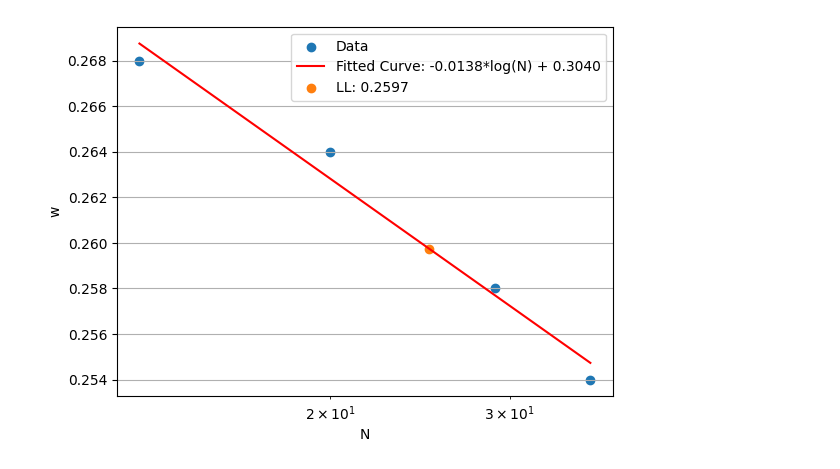
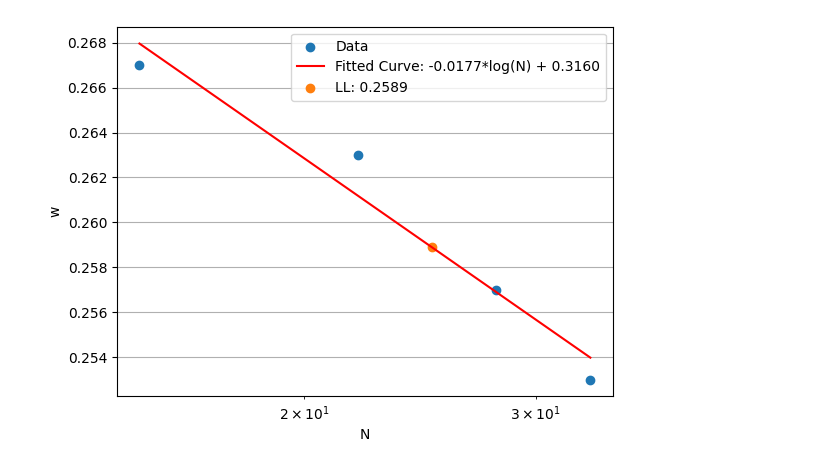
Before and after one commit to geoUFSC/learning, a Jupyter notebook: Limite_de_Liquidez.ipynb, the cells around one changed output. Cells and saved outputs as stored; diff of their text form; code cells hidden in the pictures.

```diff
--- a/Limite_de_Liquidez.ipynb
+++ b/Limite_de_Liquidez.ipynb
@@ -10,33 +10,33 @@ def log_function(N, a, b):
     return a * np.log(N) + b
 
 # Define the data
-N = np.array([13, 20, 29, 36])
-w = np.array([0.268, 0.264, 0.258, 0.254])
+N = np.array([15, 22, 28, 33])
+w = np.array([0.267, 0.263, 0.257, 0.253])
 
 # Perform the curve fitting
 params, covariance = curve_fit(log_function, N, w)
 
 # Extract the fitted parameters
 a, b = params
 
 # Create a range of N values for the fitted curve
 N_fit = np.linspace(min(N), max(N), 100)
 
 # Calculate the fitted values for the range of N
 w_fit = log_function(N_fit, a, b)
 
 # Calculate the fitted value for N=25
 N_ll = 25
 w_ll = log_function(N_ll, a, b)
 
 # Plot the original data and the fitted curve
 plt.scatter(N, w, label="Data")
 plt.semilogx(N_fit, w_fit, 'r', label=f"Fitted Curve: {a:.4f}*log(N) + {b:.4f}")
 plt.scatter(N_ll, w_ll, label=f"LL: {w_ll:.4f}")
 plt.xlabel("N")
 plt.ylabel("w")
 plt.legend()
 plt.grid()
 plt.show()
 # %% [output]
-[figure, old version]
+[figure, new version]
```
